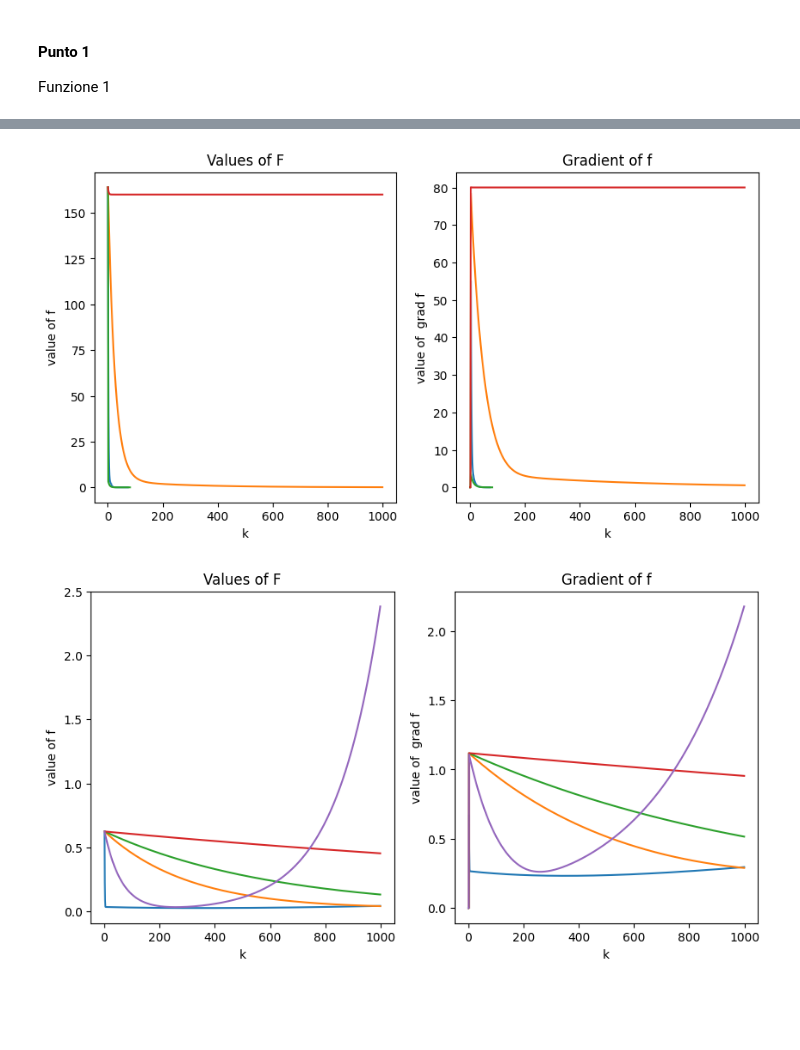
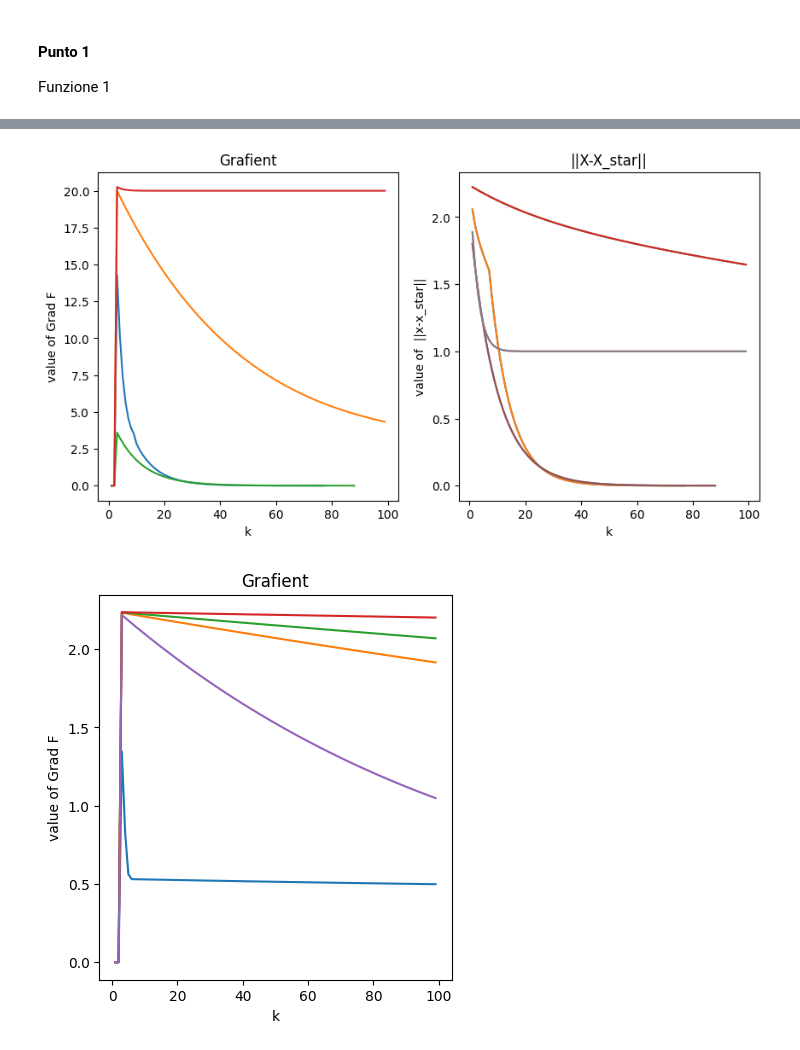
Before and after one commit to francesco-source/Artificial-Intelligence-UNIBO, a Jupyter notebook: Statistical_and_mathematical_methods_for_AI/Exercises/Exercise3.ipynb, the cells around one changed output, grey strips where cells are left out. Saved outputs shown, nothing was run; the diff lists cells and outputs as text; code cells hidden in the pictures; blank space fills up the shorter version.

```diff
--- a/Statistical_and_mathematical_methods_for_AI/Exercises/Exercise3.ipynb
+++ b/Statistical_and_mathematical_methods_for_AI/Exercises/Exercise3.ipynb
@@ -65,7 +65,7 @@ def backtracking(f, grad_f, x):
             break
     return alpha
 # %%
-def GD(f,grad_f,x0=(2.8,0.1),tolf=10e-6,tolx=10e-6,kmax=1000,back=True,alpha=0.1):
+def GD(f,grad_f,x0=(2.8,0.1),tolf=10e-6,tolx=10e-6,kmax=100,back=True,alpha=0.1,truemin=None):
     #As output x as stationary point
     #f<-val a vector containing the values of f during the iterations
     #err_vall a vector containing the values of || grad of f(x,k)||
@@ -75,6 +75,11 @@ def GD(f,grad_f,x0=(2.8,0.1),tolf=10e-6,tolx=10e-6,kmax=1000,back=True,alpha=0.1
     err_val=np.zeros((kmax+1,))
     k=0
     k_vec=[]
+    xk_vec=[]
+    if truemin!=None:
+        xk_vec.append(truemin)
+    else:
+        xk_vec=[]
     try:
         x_k=np.array(x0)
         x_km1=np.zeros((len(x0),))
@@ -92,13 +97,14 @@ def GD(f,grad_f,x0=(2.8,0.1),tolf=10e-6,tolx=10e-6,kmax=1000,back=True,alpha=0.1
         else:
             alpha=alpha
         x_k=x_k-alpha*grad_f(x_k)
+        xk_vec.append(x_k)
         f_val[k+1]=f(x_k)
         k+=1
         k_vec.append(k)
         err_val[k+1]=np.linalg.norm(grad_f(x_k),2)
         cond1=np.linalg.norm(grad_f(x_k),2)>tolf*np.linalg.norm(grad_f(x0),2)
         cond2=np.linalg.norm(x_k-x_km1,2)>tolx*np.linalg.norm(x_km1,2)
-    return x_k,f_val,err_val,k_vec
+    return np.array(xk_vec),f_val,err_val,k_vec
 # %%
 #Plotting function
 def Plot(vec_error_a_const,k1,vec_err_back,k2):
@@ -127,28 +133,33 @@ def Plot(vec_error_a_const,k1,vec_err_back,k2):
     plt.show()
     return True
 
-def Plotfirst(function,gradfunction,alphavec,startPoint):
+def Plotfirst(function,gradfunction,alphavec,startPoint,available=(0,0)):
     plt.figure(figsize=(10,5))
     plt.subplot(1,2,1)
-    plt.title("Values of F")
+    plt.title("Grafient")
     plt.xlabel("k")
-    plt.ylabel("value of f")
-    for i in alphavec:
-        if i==0:
-            x_k,fval,grad,k_vec=GD(function,gradfunction,startPoint,back=True)
-        else:
-            x_k,fval,grad,k_vec=GD(function,gradfunction,startPoint,back=False,alpha=i)
-        plt.plot(k_vec,fval[:len(k_vec)])
-    plt.subplot(1,2,2)
-    plt.title("Gradient of f")
-    plt.xlabel("k")
-    plt.ylabel("value of  grad f")
+    plt.ylabel("value of Grad F")
     for i in alphavec:
         if i==0:
             x_k,fval,grad,k_vec=GD(function,gradfunction,startPoint,back=True)
         else:
             x_k,fval,grad,k_vec=GD(function,gradfunction,startPoint,back=False,alpha=i)
         plt.plot(k_vec,grad[:len(k_vec)])
+    if available!=(0,0):
+        available=np.array(available)
+        plt.subplot(1,2,2)
+        plt.title("||X-X_star||")
+        plt.xlabel("k")
+        plt.ylabel("value of  ||x-x_star||")
+        for i in alphavec:
+            if i==0:
+                x_k,fval,grad,k_vec=GD(function,gradfunction,startPoint,back=True,truemin=available)
+            else:
+                x_k,fval,grad,k_vec=GD(function,gradfunction,startPoint,back=False,alpha=i,truemin=available)
+            error=x_k[:len(k_vec)]-available
+            for i in range(len(error)):
+                error[i]=np.linalg.norm(error[i],2)
+            plt.plot(k_vec,error)
     plt.show()
 # %% [markdown]
 #### Punto 1
@@ -161,12 +173,12 @@ Plotfirst(f1,grad_f1,alpha,(2,0))
 # %%
 alpha=np.array((0,0.001,0.05,0.1))
-Plotfirst(f2,grad_f2,alpha,(-3,0))
+Plotfirst(f2,grad_f2,alpha,(0,0),(1,2))
 # %% [output]
-[figure, old version]
+[figure, new version]
 # %%
 alpha=np.array((0,0.001,0.0005,1e-4,0.005))
-Plotfirst(f3,grad_f3,alpha,(0.5,0.5))
+Plotfirst(f3,grad_f3,alpha,(0,0))
 # %% [output]
-[figure, old version]
+[figure, new version]
 # %%
 alpha=np.array((0,0.001,0.0005,1e-4,0.005))
```
Also changed, not shown: parts of 3 cells of this notebook, 1 other file.
